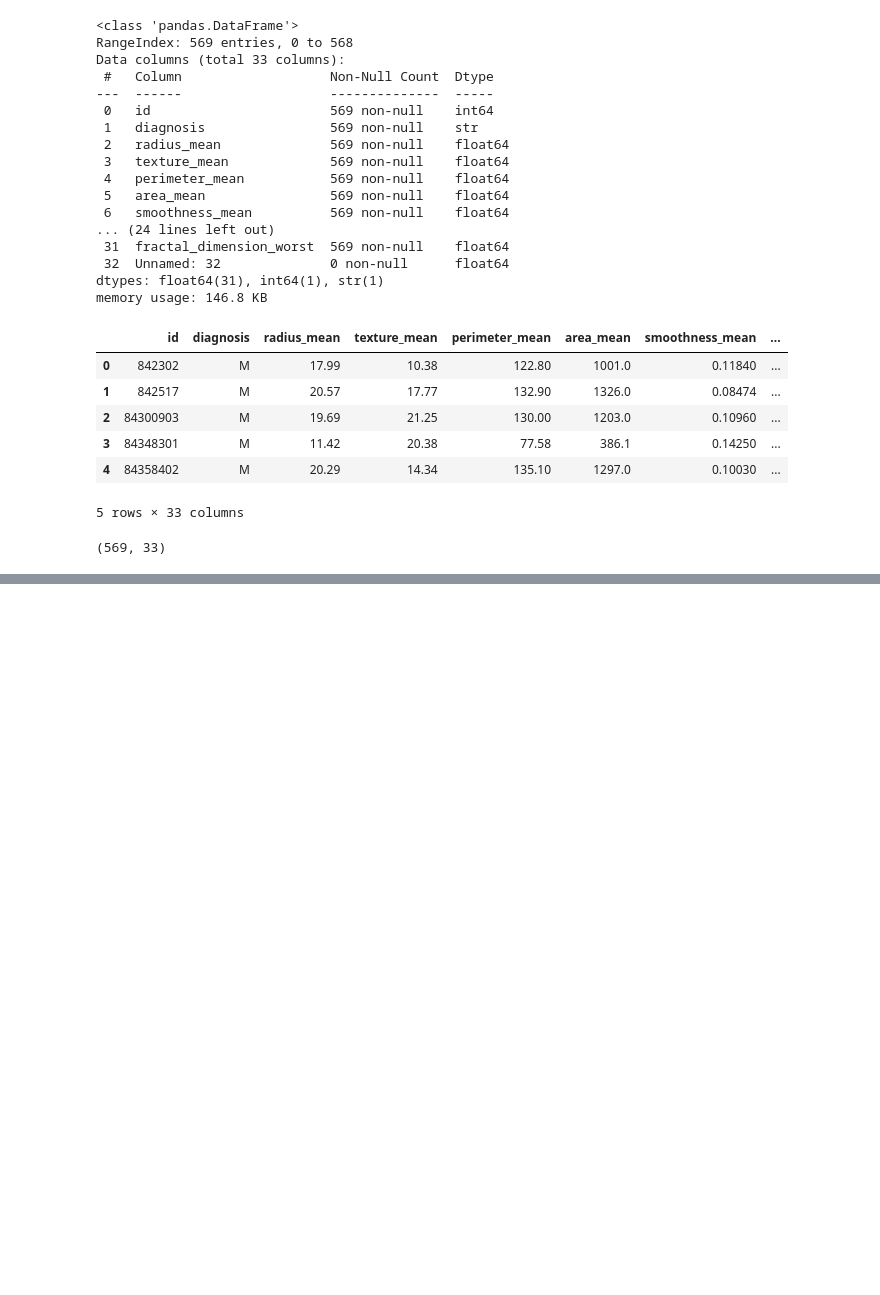
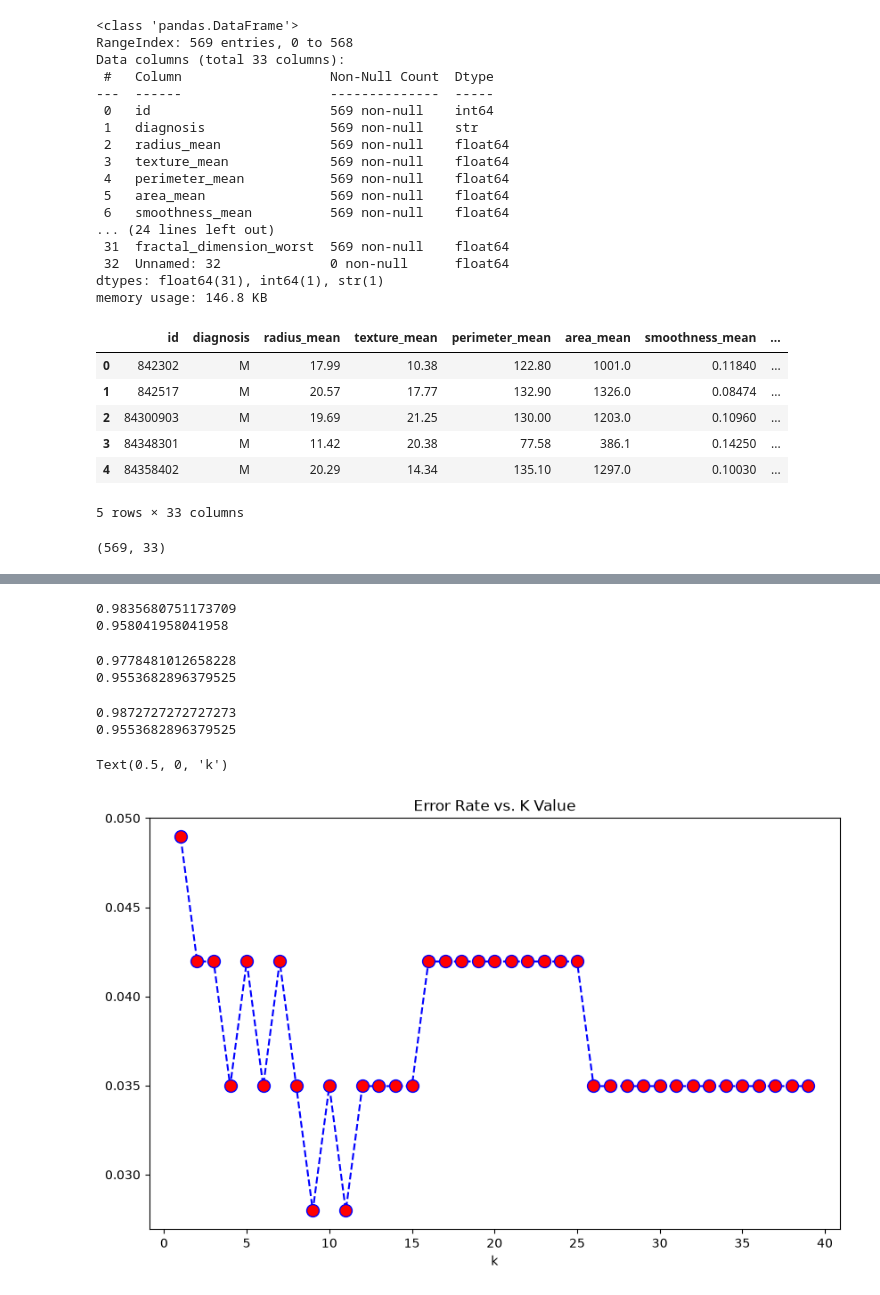
Before and after one commit to Vibe-Coder255/KNN-using-Cancer-Data, a Jupyter notebook: Untitled.ipynb, the cells around one changed output, grey strips where cells are left out. Cells and saved outputs as stored; diff of their text form; code cells hidden in the pictures; blank space fills up the shorter version.

```diff
--- a/Untitled.ipynb
+++ b/Untitled.ipynb
@@ -63,0 +90,6 @@ df.shape
+# %%
+x_train,x_test,y_train,y_test=train_test_split(x, y, random_state=42)
+# %%
+scale=StandardScaler()
+x_train=scale.fit_transform(x_train)
+x_test=scale.transform(x_test)
@@ -63,0 +108,3 @@ df.shape
+# %%
+model=KNeighborsClassifier(n_neighbors=3)
+model.fit(x_train,y_train)
@@ -63,0 +124,37 @@ df.shape
+# %%
+from sklearn.metrics import accuracy_score
+print(accuracy_score(y_train, y_pred_train))
+print(accuracy_score(y_test, y_pred_test))
+# %% [output]
+0.9835680751173709
+0.958041958041958
+# %%
+from sklearn.metrics import recall_score
+print(recall_score(y_train, y_pred_train,average='macro'))
+print(recall_score(y_test, y_pred_test,average='macro'))
+# %% [output]
+0.9778481012658228
+0.9553682896379525
+# %%
+from sklearn.metrics import precision_score
+print(precision_score(y_train, y_pred_train,average='macro'))
+print(precision_score(y_test, y_pred_test,average='macro'))
+# %% [output]
+0.9872727272727273
+0.9553682896379525
+# %%
+error_rate = []
+for i in range(1,40):
+    knn = KNeighborsClassifier(n_neighbors=i)
+    knn.fit(x_train, y_train)
+    pred_i = knn.predict(x_test)
+    error_rate.append(np.mean(pred_i != y_test))
+# %%
+plt.figure(figsize=(10,6))
+plt.plot(range(1,40),error_rate, color='blue', linestyle='dashed', marker='o',
+         markerfacecolor='red', markersize=10)
+plt.title('Error Rate vs. K Value')
+plt.xlabel('k')
+# %% [output]
+Text(0.5, 0, 'k')
+[figure, added]
```
Also changed, not shown: parts of 10 cells of this notebook.
